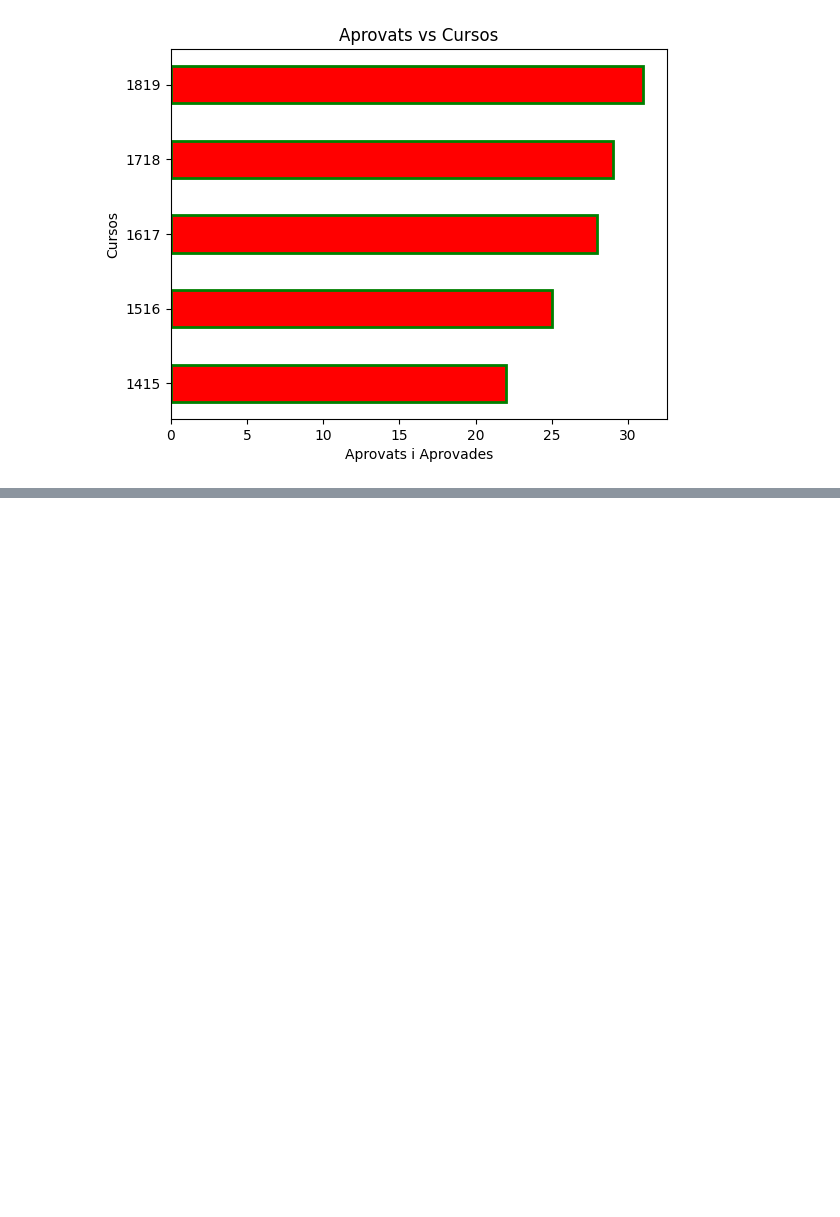
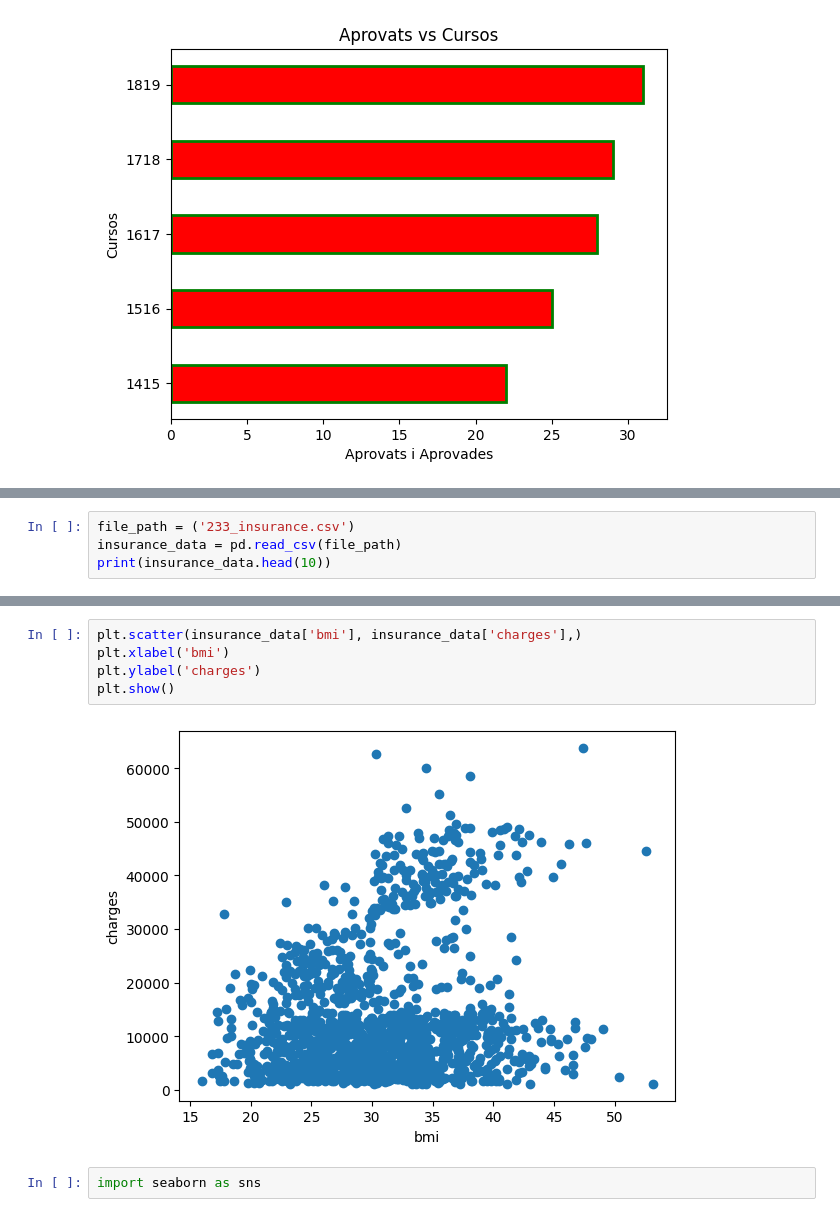
Before and after one commit to OYanez85/Introduccio_a_la_ciencia_de-Dades_Cibernarium, a Jupyter notebook: curs_233_2.3.ipynb, the cells around one changed output, grey strips where cells are left out. Cells and saved outputs as stored; diff of their text form; blank space fills up the shorter version.

```diff
--- a/curs_233_2.3.ipynb
+++ b/curs_233_2.3.ipynb
@@ -385,0 +411,4 @@ plt.show()
+# %%
+file_path = ('233_insurance.csv')
+insurance_data = pd.read_csv(file_path)
+print(insurance_data.head(10))
@@ -385,0 +427,9 @@ plt.show()
+# %%
+plt.scatter(insurance_data['bmi'], insurance_data['charges'],)
+plt.xlabel('bmi')
+plt.ylabel('charges')
+plt.show()
+# %% [output]
+[figure, added]
+# %%
+import seaborn as sns
```
Also changed, not shown: parts of 11 cells of this notebook, 1 other file.
